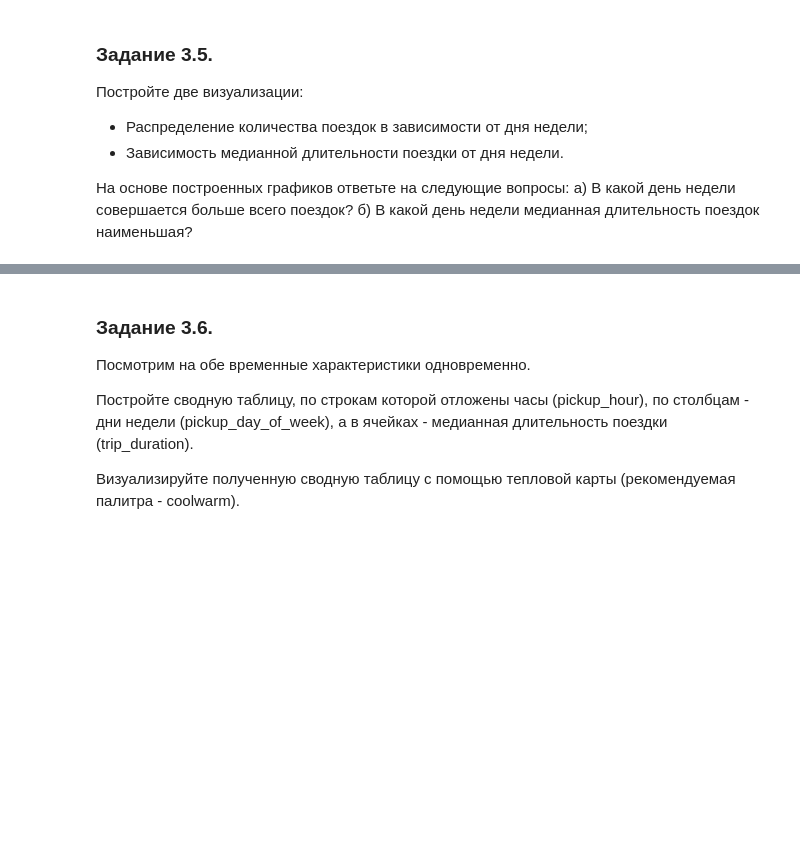
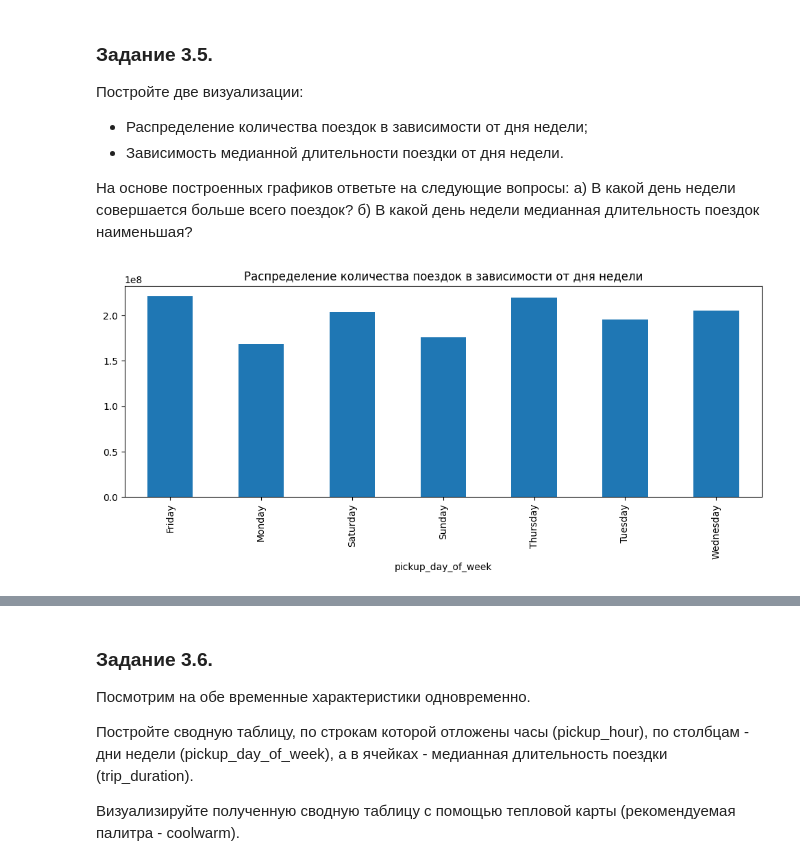
Before and after one commit to Alevtina529/test, a Jupyter notebook: Project_5__Ноутбук_шаблон.ipynb, the cells around one changed output, grey strips where cells are left out. Drawn from its saved outputs; the diff is of its cells as text; code cells hidden in the pictures; blank space fills up the shorter version.

```diff
--- a/Project_5__Ноутбук_шаблон.ipynb
+++ b/Project_5__Ноутбук_шаблон.ipynb
@@ -756,0 +792,10 @@ boxplot.grid()
+# %%
+# ваш код здесь
+grouped_w = taxi_data.groupby('pickup_day_of_week')['trip_duration'].sum()
+grouped_w.plot(
+    kind='bar',
+    figsize=(12, 4),
+    title='Распределение количества поездок в зависимости от дня недели',
+);
+# %% [output]
+[figure, added]
```
Also changed, not shown: parts of 12 cells of this notebook.
